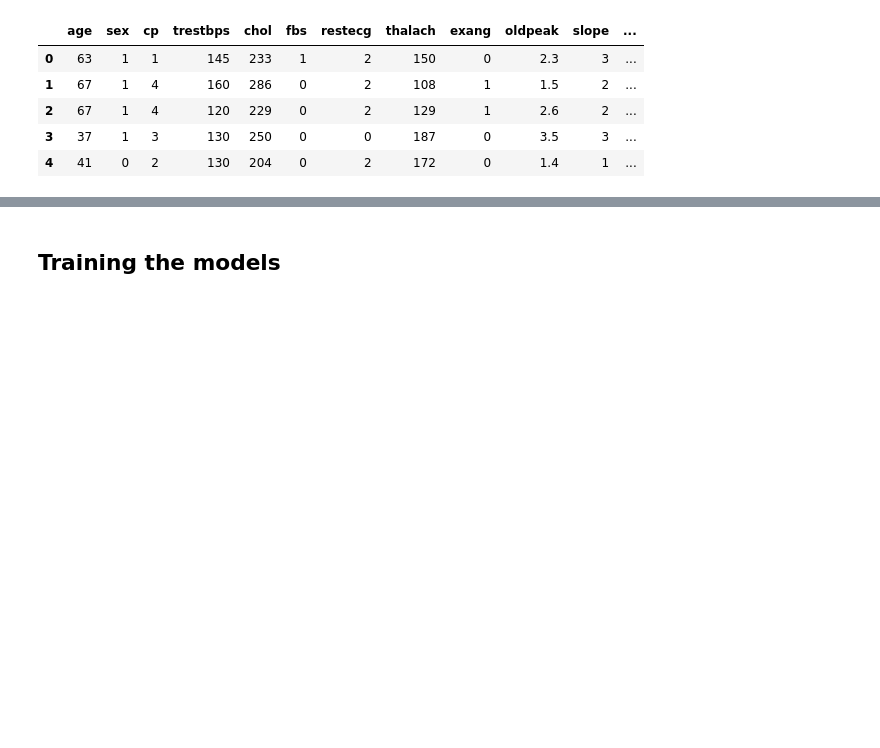
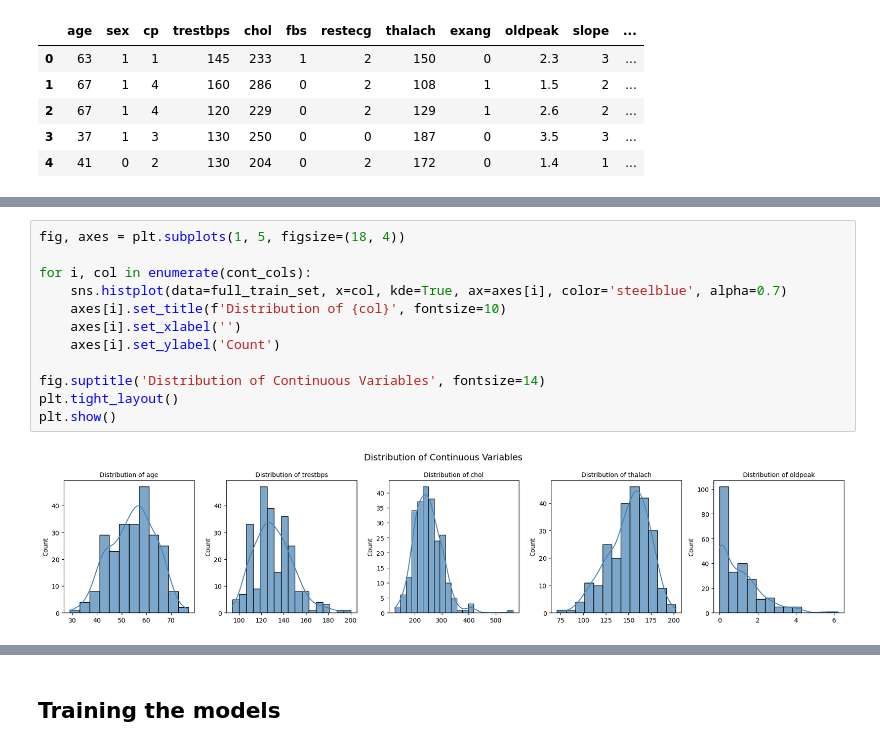
Before and after one commit to KevBoyz/data-science, a Jupyter notebook: Projects/14-heartchains/anl.ipynb, the cells around one changed output, grey strips where cells are left out. Cells and saved outputs as stored; diff of their text form; blank space fills up the shorter version.

```diff
--- a/Projects/14-heartchains/anl.ipynb
+++ b/Projects/14-heartchains/anl.ipynb
@@ -63,0 +154,14 @@ dtype: int64
+# %%
+fig, axes = plt.subplots(1, 5, figsize=(18, 4))
+
+for i, col in enumerate(cont_cols):
+    sns.histplot(data=full_train_set, x=col, kde=True, ax=axes[i], color='steelblue', alpha=0.7)
+    axes[i].set_title(f'Distribution of {col}', fontsize=10)
+    axes[i].set_xlabel('')
+    axes[i].set_ylabel('Count')
+
+fig.suptitle('Distribution of Continuous Variables', fontsize=14)
+plt.tight_layout()
+plt.show()
+# %% [output]
+[figure, added]
```
Also changed, not shown: parts of 21 cells of this notebook.
